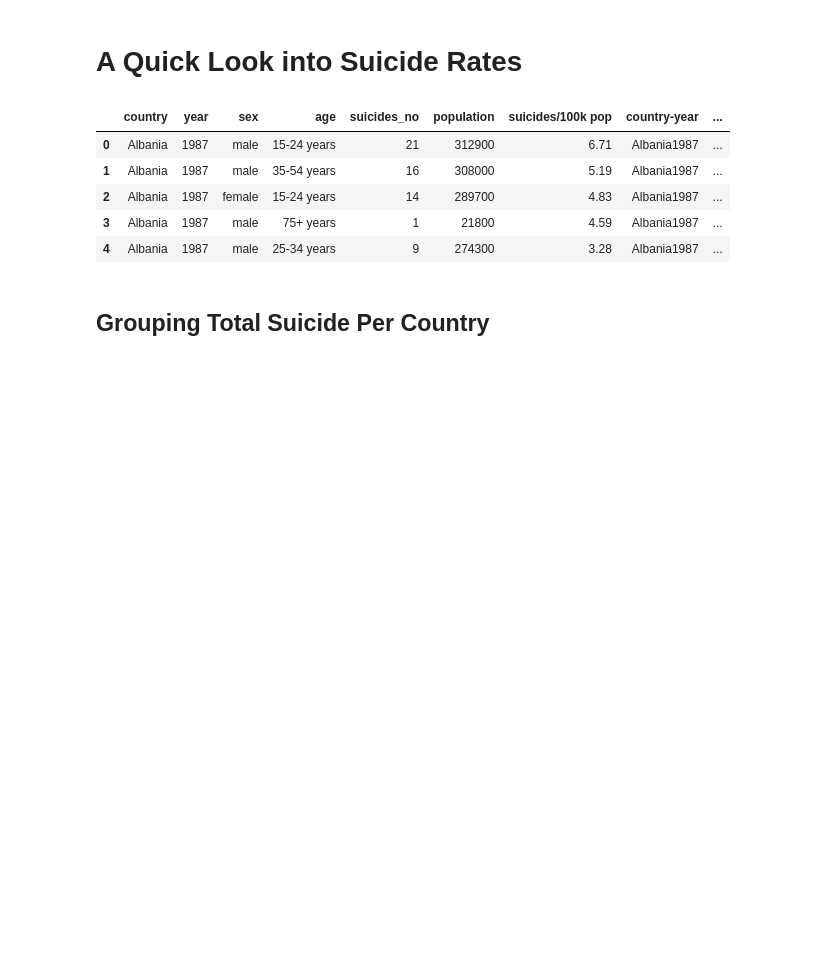
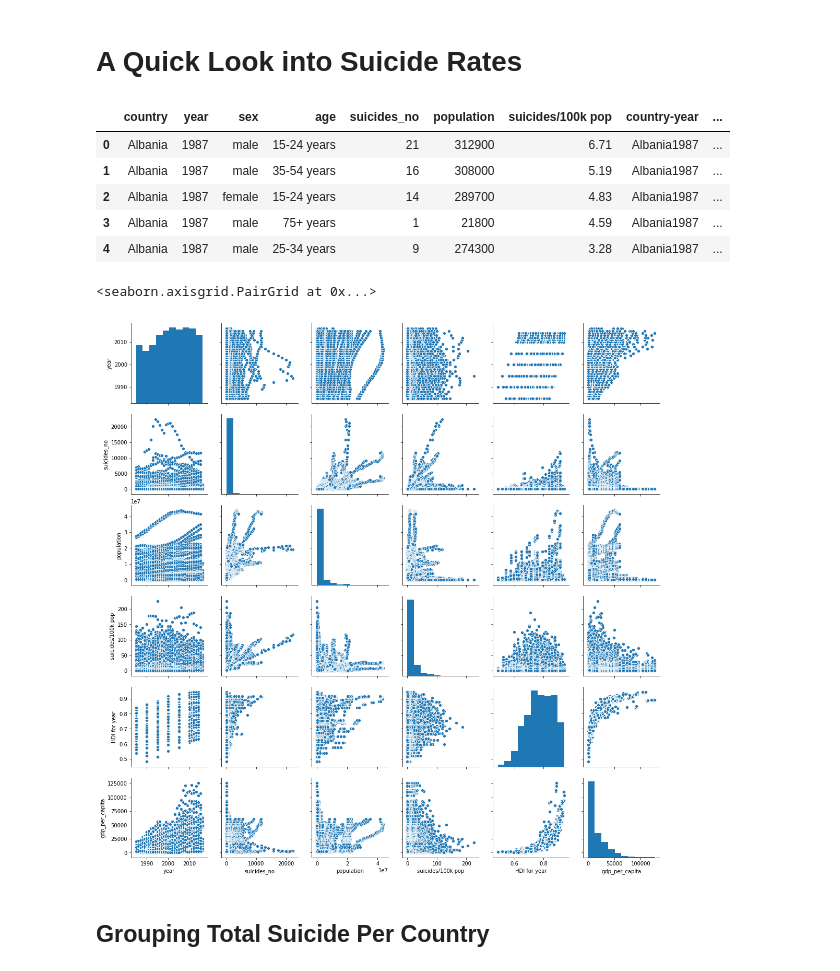
Before and after one commit to ieching/DataRes, a Jupyter notebook: suicide-rates-overview-1985-to-2016/Suicide Rates.ipynb, the cells around one changed output. Drawn from its saved outputs; the diff is of its cells as text; code cells hidden in the pictures; blank space fills up the shorter version.

```diff
--- a/suicide-rates-overview-1985-to-2016/Suicide Rates.ipynb
+++ b/suicide-rates-overview-1985-to-2016/Suicide Rates.ipynb
@@ -19,3 +22,8 @@ df.head()
+# %%
+sns.pairplot(df)
+# %% [output]
+<seaborn.axisgrid.PairGrid at 0x...>
+[figure, added]
 # %% [markdown]
 ## Grouping Total Suicide Per Country
 # %%
```
Also changed, not shown: parts of 24 cells of this notebook.
